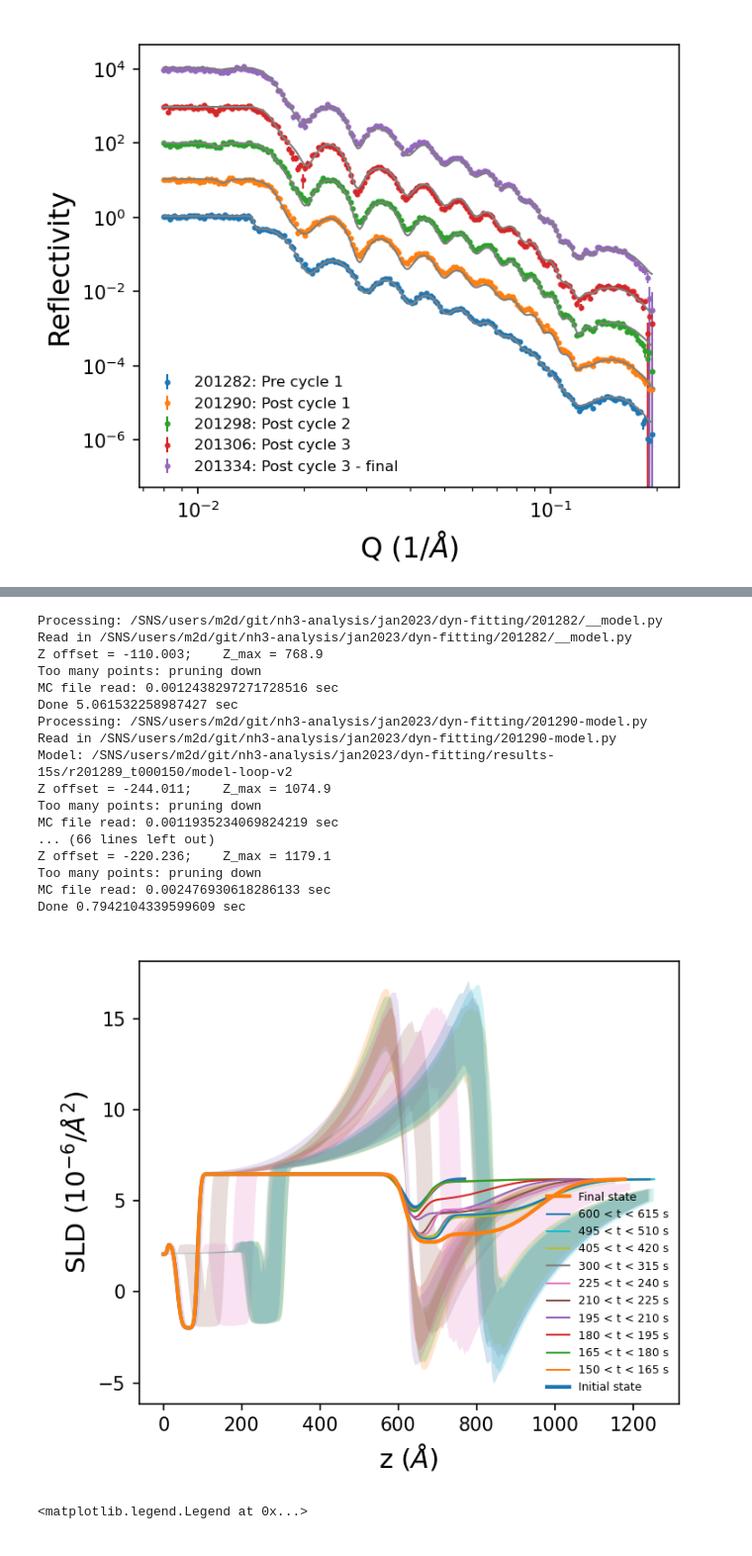
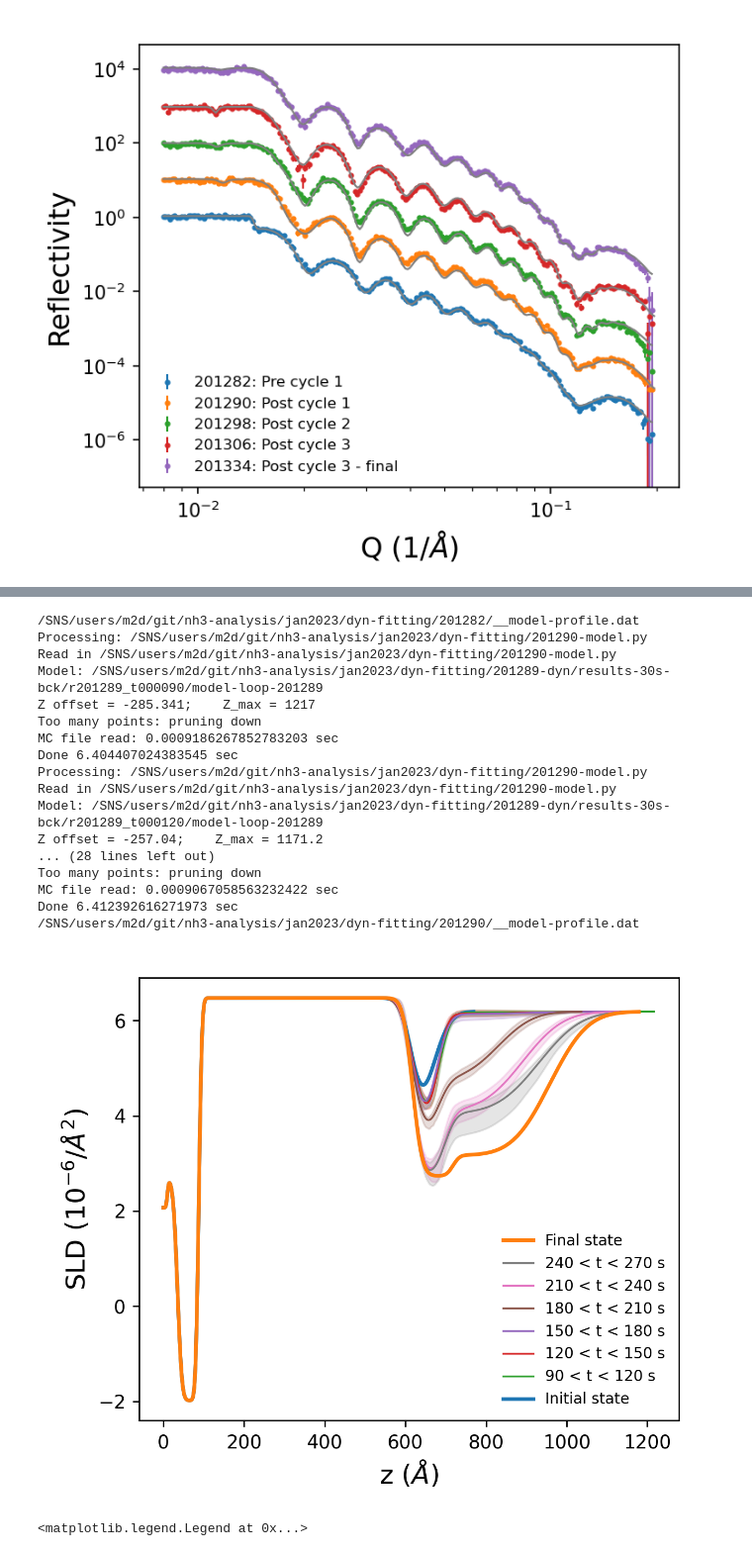
Before and after one commit to mdoucet/nh3-analysis, a Jupyter notebook: jan2023/notebooks/summary-Cu-B.ipynb, the cells around one changed output, grey strips where cells are left out. Shown at 99% size. Drawn from its saved outputs; the diff is of its cells as text; code cells hidden in the pictures.

Commit message:
Cu-B results

```diff
--- a/jan2023/notebooks/summary-Cu-B.ipynb
+++ b/jan2023/notebooks/summary-Cu-B.ipynb
@@ -58,8 +52,8 @@ fit_dir = '/SNS/users/m2d/git/nh3-analysis/jan2023/dyn-fitting'
 
 dynamic_run = 201289 # Cycle 1
 
-dyn_data_dir = '/SNS/REF_L/IPTS-29196/shared/dynamic/Cu-B-Expt-6/15s'
-dyn_fit_dir = '/SNS/users/m2d/git/nh3-analysis/jan2023/dyn-fitting/201289-dyn/results-15s'
+dyn_data_dir = '/SNS/REF_L/IPTS-29196/shared/dynamic/Cu-B-Expt-6/30s'
+dyn_fit_dir = '/SNS/users/m2d/git/nh3-analysis/jan2023/dyn-fitting/201289-dyn/results-30s-bck'
 # %% [markdown]
 ## Summary of 60 Hz data
 # %%
@@ -126,6 +120,6 @@ plt.xscale('log')
 importlib.reload(summary_plots)
 
 
-summary_plots.plot_dyn_data(dynamic_run, 201282, 201290, first_index=0, last_index=30, delta_t=15, model_name='model-loop-v2',
+file_list = summary_plots.plot_dyn_data(dynamic_run, 201282, 201290, first_index=0, last_index=12, delta_t=30, model_name='model-loop-201289',
                             fit_dir=fit_dir, ar_dir=ar_dir, dyn_data_dir=dyn_data_dir, dyn_fit_dir=dyn_fit_dir)
 # %% [output]
@@ -150,6 +141,5 @@ Looking for: /SNS/users/m2d/git/nh3-analysis/jan2023/dyn-fitting/201289-dyn/resu
 # %%
-### importlib.reload(summary_plots)
-dyn_data_dir = '/SNS/REF_L/IPTS-29196/shared/dynamic/Cu-B-Expt-6/5s'
+importlib.reload(summary_plots)
 print(dyn_data_dir)
-chi2 = summary_plots.detect_changes(201289, dyn_data_dir, first=0, last=180, out_array=os.path.expanduser('~/cell-b-data-5sec'))
+chi2 = summary_plots.detect_changes(201297, dyn_data_dir, first=0, last=23, out_array=None)
 # %% [output]
@@ -192,52 +151,39 @@ Done 0.7555878162384033 sec
 # %%
 importlib.reload(summary_plots)
 
-dynamic_run = 201289 # Cycle 1
+_dynamic_run = 201289 # Cycle 1
 
 #dyn_data_dir = '/SNS/REF_L/IPTS-29196/shared/dynamic/Cu-B-Expt-6/15s'
 #dyn_fit_dir = '/SNS/users/m2d/git/nh3-analysis/jan2023/dyn-fitting/results'
-fit_dir = '/SNS/users/m2d/git/nh3-analysis/jan2023/dyn-fitting'
+_fit_dir = '/SNS/users/m2d/git/nh3-analysis/jan2023/dyn-fitting'
 model_file = os.path.join(project_dir, 'dyn-fitting', '201290-model.py')
 
 # List of time-resolved data to plot
-file_list = [[150, 'r201289_t000150', 'r201289_t000150'],
-             [165, 'r201289_t000165', 'r201289_t000165'],
-             [180, 'r201289_t000180', 'r201289_t000180'],
-             [195, 'r201289_t000195', 'r201289_t000195'],
-             [210, 'r201289_t000210', 'r201289_t000210'],
-             [225, 'r201289_t000225', 'r201289_t000225'],
-             [300, 'r201289_t000300', 'r201289_t000300'],
-             [405, 'r201289_t000405', 'r201289_t000405'],
-             [495, 'r201289_t000495', 'r201289_t000495'],
-             [600, 'r201289_t000600', 'r201289_t000600'],
-             [900, 'r201289_t000900', 'r201289_t000900'],
-             [1200, 'r201289_t001200', 'r201289_t001200'],
-             [8010, 'r201289_t008010', 'r201289_t008010'],
-            ]
+_file_list = [file_list[i] for i in [3,4,5,6,7,8]]
 
 # os.path.join(project_dir, 'model-loop-v2.py')
-summary_plots.plot_dyn_sld(file_list, 201282, 201290,
-                           fit_dir=fit_dir, dyn_data_dir=dyn_data_dir, dyn_fit_dir=dyn_fit_dir,
-                           model_name='model-loop-v2', model_file=model_file, show_cl=True)
+summary_plots.plot_dyn_sld(_file_list, 201282, 201290,
+                           fit_dir=fit_dir, dyn_data_dir=dyn_data_dir, dyn_fit_dir=dyn_fit_dir, delta_t=30,
+                           show_cl=True, model_file=model_file, model_name='model-loop-201289', legend_font_size=8)
 # %% [output]
-Processing: /SNS/users/m2d/git/nh3-analysis/jan2023/dyn-fitting/201282/__model.py
-Read in /SNS/users/m2d/git/nh3-analysis/jan2023/dyn-fitting/201282/__model.py
-Z offset = -110.003;    Z_max = 768.9
-Too many points: pruning down
-MC file read: 0.0012438297271728516 sec
-Done 5.061532258987427 sec
+/SNS/users/m2d/git/nh3-analysis/jan2023/dyn-fitting/201282/__model-profile.dat
 Processing: /SNS/users/m2d/git/nh3-analysis/jan2023/dyn-fitting/201290-model.py
 Read in /SNS/users/m2d/git/nh3-analysis/jan2023/dyn-fitting/201290-model.py
-Model: /SNS/users/m2d/git/nh3-analysis/jan2023/dyn-fitting/results-15s/r201289_t000150/model-loop-v2
-Z offset = -244.011;    Z_max = 1074.9
+Model: /SNS/users/m2d/git/nh3-analysis/jan2023/dyn-fitting/201289-dyn/results-30s-bck/r201289_t000090/model-loop-201289
+Z offset = -285.341;    Z_max = 1217
 Too many points: pruning down
-MC file read: 0.0011935234069824219 sec
-... (66 lines left out)
-Z offset = -220.236;    Z_max = 1179.1
+MC file read: 0.0009186267852783203 sec
+Done 6.404407024383545 sec
+Processing: /SNS/users/m2d/git/nh3-analysis/jan2023/dyn-fitting/201290-model.py
+Read in /SNS/users/m2d/git/nh3-analysis/jan2023/dyn-fitting/201290-model.py
+Model: /SNS/users/m2d/git/nh3-analysis/jan2023/dyn-fitting/201289-dyn/results-30s-bck/r201289_t000120/model-loop-201289
+Z offset = -257.04;    Z_max = 1171.2
+... (28 lines left out)
 Too many points: pruning down
-MC file read: 0.002476930618286133 sec
-Done 0.7942104339599609 sec
+MC file read: 0.0009067058563232422 sec
+Done 6.412392616271973 sec
+/SNS/users/m2d/git/nh3-analysis/jan2023/dyn-fitting/201290/__model-profile.dat
-[figure, old version]
+[figure, new version]
 # %%
 fig, ax = plt.subplots(dpi=150, figsize=(10, 3))
 
```
Also changed, not shown: parts of 11 cells of this notebook, 2 other files.
